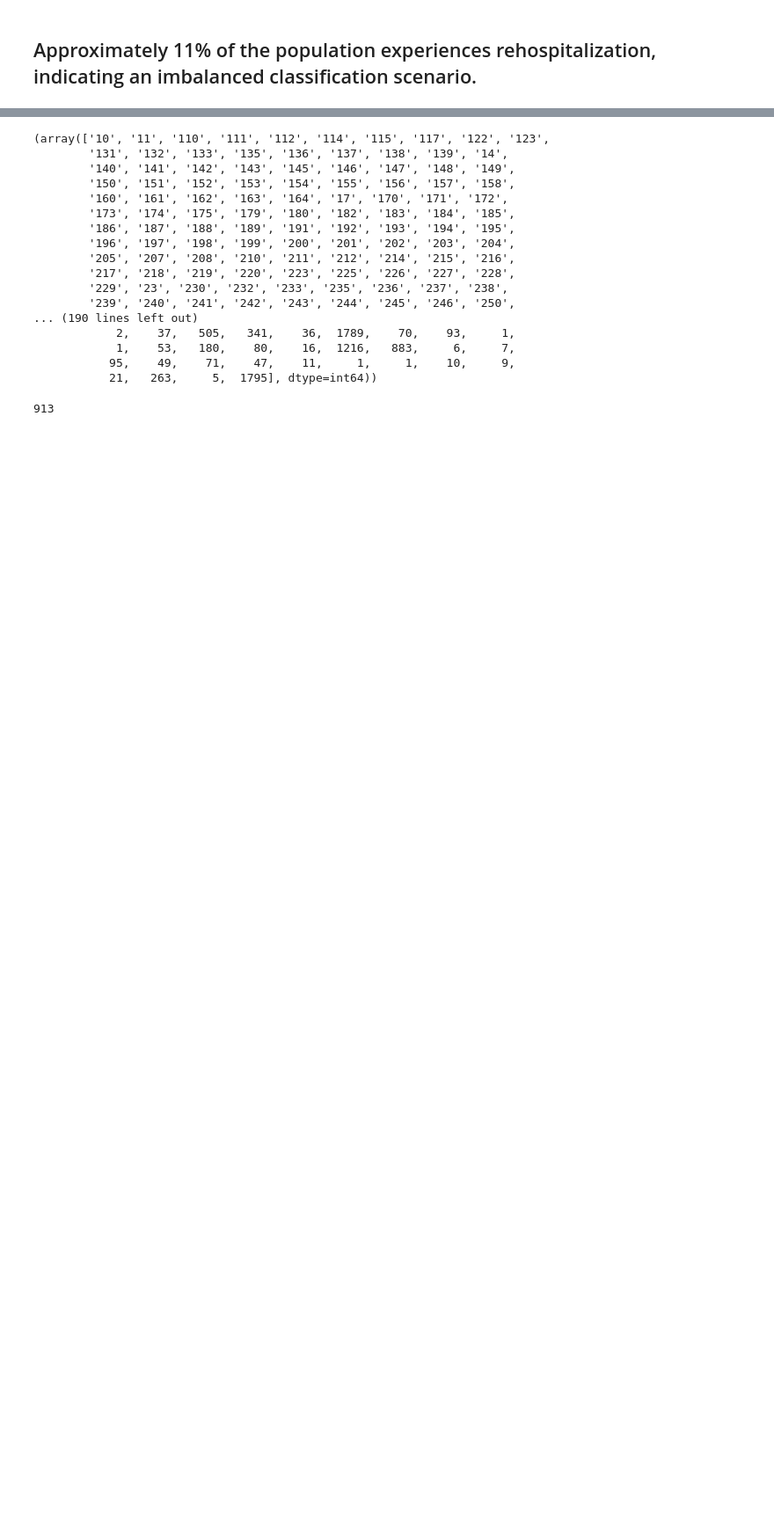
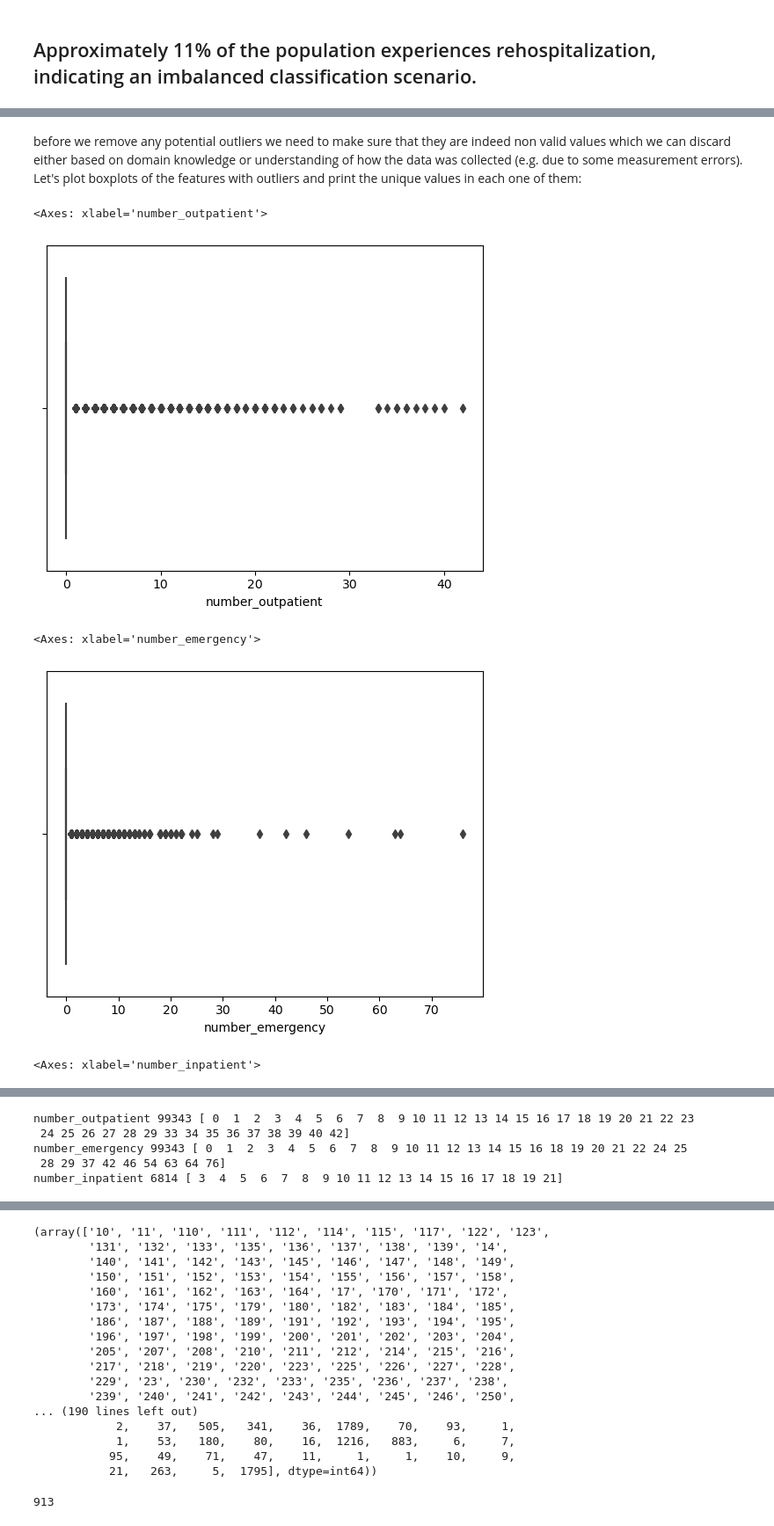
Before and after one commit to davidunga/ml-2024, a Jupyter notebook: Project.ipynb, the cells around one changed output, grey strips where cells are left out. Shown at 88% size. Saved outputs shown, nothing was run; the diff lists cells and outputs as text; code cells hidden in the pictures; blank space fills up the shorter version.

```diff
--- a/Project.ipynb
+++ b/Project.ipynb
@@ -289,0 +276,30 @@ df[column].nunique()
+# %% [markdown]
+before we remove any potential outliers we need to make sure that they are indeed non valid values which we can discard either based on domain knowledge or understanding of how the data was collected (e.g. due to some measurement errors).
+Let's plot boxplots of the features with outliers and print the unique values in each one of them:
+# %%
+dict_outliers = {}
+
+def boxplot_outliers(col):
+    Q1 = df[col].quantile(0.25)
+    Q3 = df[col].quantile(0.75)
+    IQR = Q3 - Q1    #IQR is interquartile range.
+    outliers_bool = (df[col] <= Q1 - 1.5 * IQR) | (df[col] >= Q3 + 1.5 *IQR)
+    return df[col][outliers_bool]
+col_to_check_for_outliers = ['number_outpatient', 'number_emergency', 'number_inpatient']
+
+for col in col_to_check_for_outliers:
+    dict_outliers.update({col : boxplot_outliers(col)})
+
+# Creating individual plots
+for var in col_to_check_for_outliers:
+    sns.boxplot(x=var, data=df)
+    plt.show()
+
+for key, value in dict_outliers.items() :
+    print (key, len(value), np.unique(value))
+# %% [output]
+<Axes: xlabel='number_outpatient'>
+[figure, added]
+<Axes: xlabel='number_emergency'>
+[figure, added]
+<Axes: xlabel='number_inpatient'>
@@ -289,0 +307,5 @@ df[column].nunique()
+number_outpatient 99343 [ 0  1  2  3  4  5  6  7  8  9 10 11 12 13 14 15 16 17 18 19 20 21 22 23
+ 24 25 26 27 28 29 33 34 35 36 37 38 39 40 42]
+number_emergency 99343 [ 0  1  2  3  4  5  6  7  8  9 10 11 12 13 14 15 16 18 19 20 21 22 24 25
+ 28 29 37 42 46 54 63 64 76]
+number_inpatient 6814 [ 3  4  5  6  7  8  9 10 11 12 13 14 15 16 17 18 19 21]
```
Also changed, not shown: parts of 78 cells of this notebook.
